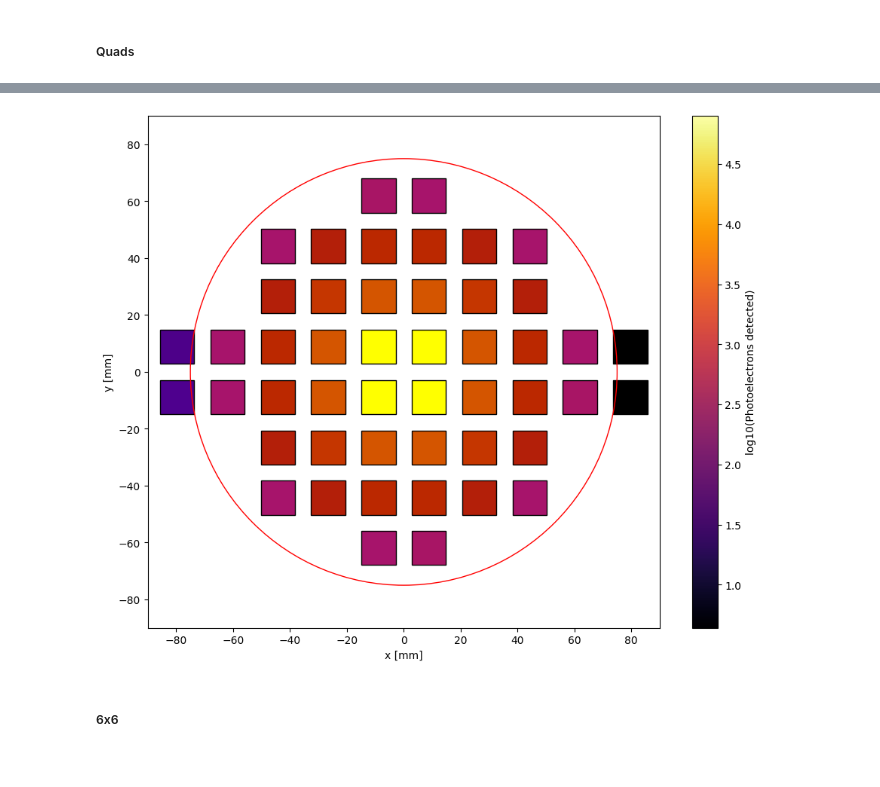
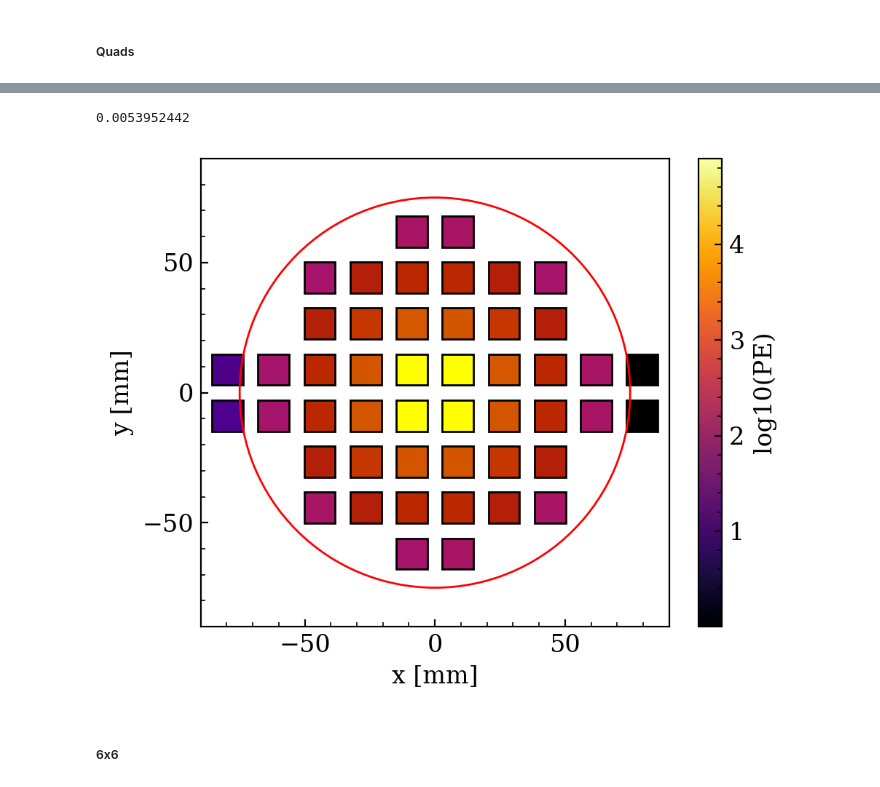
Before and after one commit to sanaouahada/XenoDiffusionScope, a Jupyter notebook: notebooks/Main.ipynb, the cells around one changed output, grey strips where cells are left out. Cells and saved outputs as stored; diff of their text form; code cells hidden in the pictures.

```diff
--- a/notebooks/Main.ipynb
+++ b/notebooks/Main.ipynb
@@ -1,3 +1,18 @@
+# %%
+# style
+import matplotlib
+
+matplotlib.rcParams['figure.figsize'] = [6,4]
+matplotlib.rcParams['figure.dpi'] = 72
+
+matplotlib.rcParams['font.size'] = 12
+matplotlib.rcParams['font.family'] = 'serif'
+matplotlib.rcParams['savefig.bbox'] = 'tight'
+
+matplotlib.rcParams['xtick.direction'] = 'in'
+matplotlib.rcParams['ytick.direction'] = 'in'
+matplotlib.rcParams['xtick.minor.visible'] = True
+matplotlib.rcParams['ytick.minor.visible'] = True
 # %% [markdown]
 # Running the simulations
 # %%
@@ -250,9 +275,10 @@ import matplotlib as mpl
 top_array = TopArray(tpc = Xenoscope,
                      mesh = mesh,
                      model = 'quads',
-                     path_to_patterns = pattern_path)
+                     path_to_patterns = pattern_path,
+                    path_to_model = '../TopArrayModel/')
 
-top_array.patterns = patterns_save.copy()
+top_array.load_all_patterns(all_at_once=True)
 top_array.fill_grid_from_events(counts_pe_on_hex)
 top_array.load_top_array()
 n_pe_quads = top_array.n_pe_in_sensors()
@@ -259,19 +300,27 @@ n_pe_quads = top_array.n_pe_in_sensors()
+# %%
+Xenoscope.diffusion_trans
+# %% [output]
+0.0053952442
 # %%
-fig,ax = plt.subplots(1,1,figsize = (11,9), dpi = 100)
+fig,ax = plt.subplots(1,1,figsize = (5,4), dpi = 200)
 #fig, ax = plot_results(fig, ax, top_array, res)
 ax = top_array.plot_toparray(ax,pe_in_sensors=True)
 
 
 cmap = mpl.cm.inferno
-norm = mpl.colors.Normalize(vmin=np.log10(np.min(n_pe_quads)),
+norm = mpl.colors.Normalize(vmin=0,#np.log10(np.min(n_pe_quads)),
                             vmax=np.log10(np.max(n_pe_quads)))
 
 fig.colorbar(mpl.cm.ScalarMappable(norm=norm, cmap=cmap),
-             ax=ax, orientation='vertical', label='log10(Photoelectrons detected)')
+             ax=ax, orientation='vertical',
+             label='log10(PE)', ticks=[1, 2, 3, 4])
+ax.set_yticks((-50,0,50))
+
+plt.tight_layout()
 plt.savefig('figures/results_in_quads.png')
 plt.show()
 # %% [output]
-[figure, old version]
+[figure, new version]
 # %% [markdown]
 ##### 6x6
 # %%
```
Also changed, not shown: parts of 27 cells of this notebook, 8 other files.
